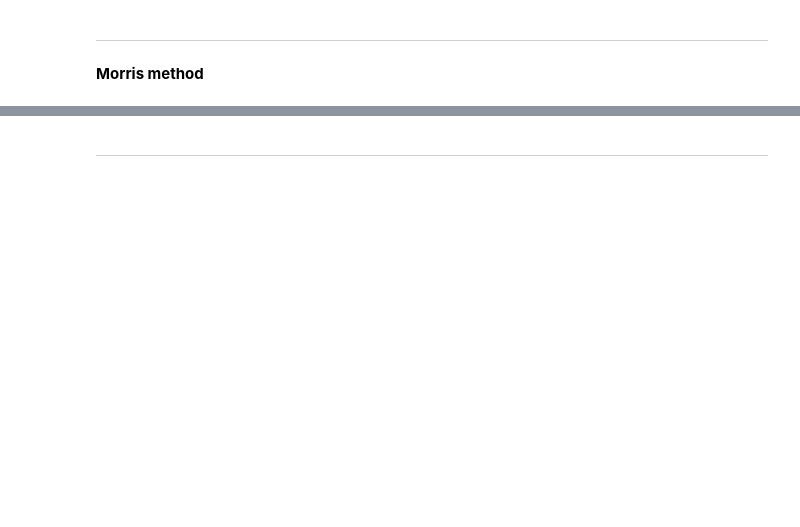
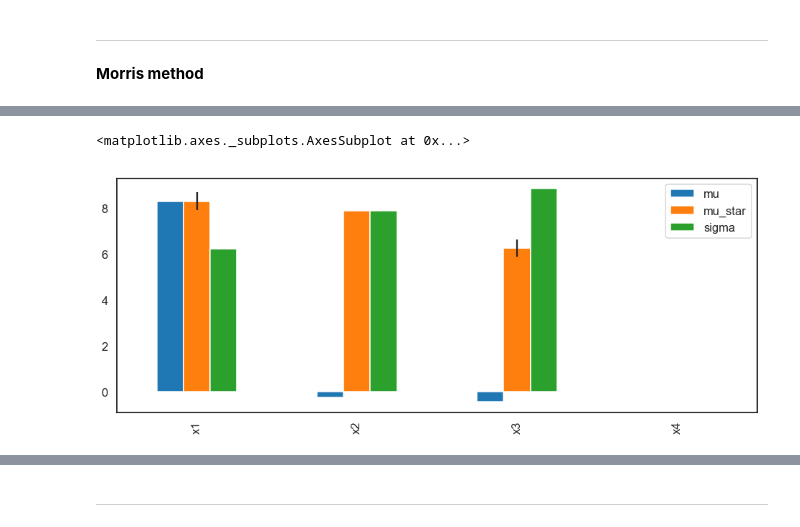
Before and after one commit to ConnectedSystems/oat-use, a Jupyter notebook: notebooks/2 GSA with inactive parameter.ipynb, the cells around one changed output, grey strips where cells are left out. Drawn from its saved outputs; the diff is of its cells as text; code cells hidden in the pictures; blank space fills up the shorter version.

```diff
--- a/notebooks/2 GSA with inactive parameter.ipynb
+++ b/notebooks/2 GSA with inactive parameter.ipynb
@@ -82,5 +98,4 @@ morris_w_inactive = morris_sample(SPEC_WITH_INACTIVE, NUM_MORRIS_SAMPLES)
 
 # Run model (example)
 morris_Y = Ishigami.evaluate(morris_w_inactive)
-
-Si_inactive = morris_analyze(SPEC_WITH_INACTIVE, morris_w_inactive, morris_Y, print_to_console=False)
+Morris_Si = morris_analyze(SPEC_WITH_INACTIVE, morris_w_inactive, morris_Y, print_to_console=False)
@@ -91,0 +110,5 @@ array([ 5.25000000e+00,  5.25000000e+00, -1.37192054e-16, ...,
+# %%
+Morris_Si.plot()
+# %% [output]
+<matplotlib.axes._subplots.AxesSubplot at 0x...>
+[figure, added]
```
Also changed, not shown: parts of 46 cells of this notebook, 3 other files.
